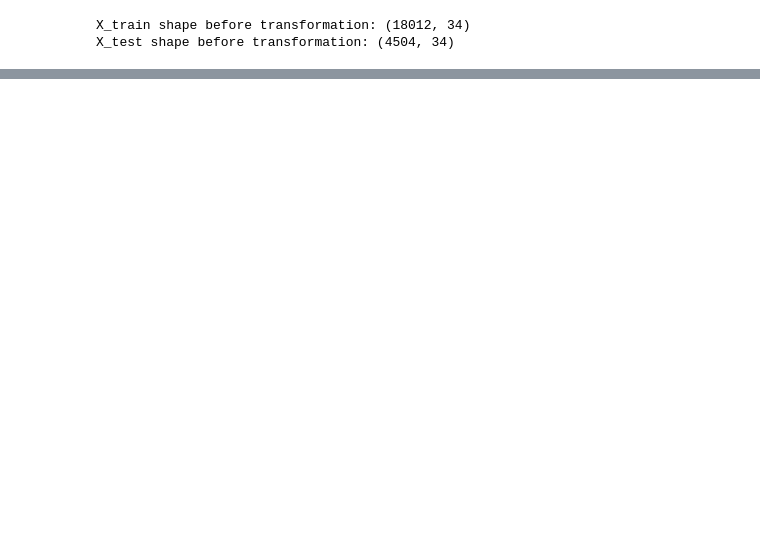
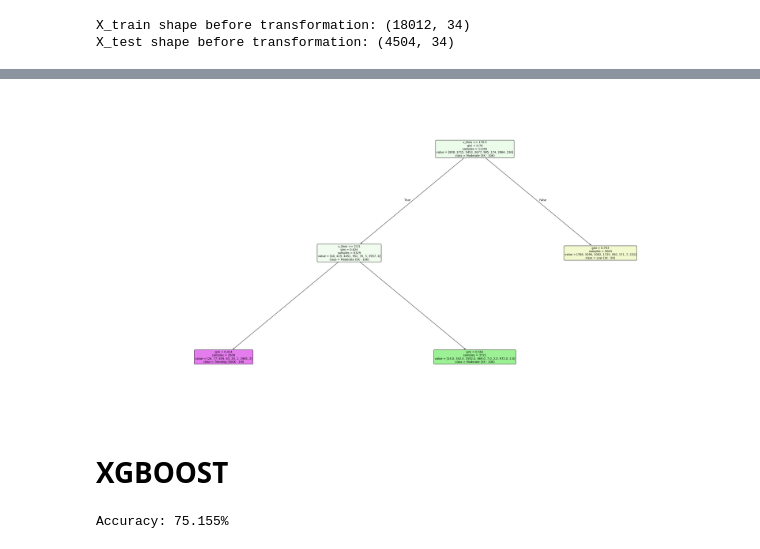
Before and after one commit to YannisPapa/Project-4, a Jupyter notebook: bi_gram_amy.ipynb, the cells around one changed output, grey strips where cells are left out. Saved outputs shown, nothing was run; the diff lists cells and outputs as text; code cells hidden in the pictures; blank space fills up the shorter version.

```diff
--- a/bi_gram_amy.ipynb
+++ b/bi_gram_amy.ipynb
@@ -511,0 +399,43 @@ Best Cross-Validation Score: 0.7052515925790142
+# %%
+from sklearn.tree import plot_tree
+import matplotlib.pyplot as plt
+
+# Plot the decision tree
+plt.figure(figsize=(40, 20))
+plot_tree(modelr.estimators_[8],
+          filled=True,
+          feature_names=l,  # Assuming X_train_combined is a DataFrame
+          class_names= ["Very Low (0 - 1K)",
+        "Low (1K - 5K)",
+        "Moderate (5K - 10K)",
+        "Growing (10K - 50K)",
+        "Established (50K - 100K)",
+        "Popular (100K - 500K)",
+        "Trending (500K - 1M)",
+        "Viral (1M+)"],  # Replace with actual class names
+          rounded=True,
+          fontsize=10,
+          max_depth=4)
+plt.show()
+# %% [output]
+[figure, added]
+# %% [markdown]
+# XGBOOST
+# %%
+import  xgboost
+
+modelx = xgboost.XGBClassifier(random_state = 42,
+                               subsample = 0.5,
+                               n_estimators = 100,
+                               max_depth = 15,
+                               learning_rate = 0.1)
+
+# Best hyperparameters: {'subsample': 0.5, 'n_estimators': 100, 'max_depth': 15, 'learning_rate': 0.1}
+modelx.fit(X_train_combined, y_train)
+
+y_pred = modelx.predict(X_test_combined)
+
+accuracy = accuracy_score(y_test, y_pred)
+print(f"Accuracy: {accuracy*100:.3f}%")
+# %% [output]
+Accuracy: 75.155%
```
Also changed, not shown: parts of 45 cells of this notebook.
